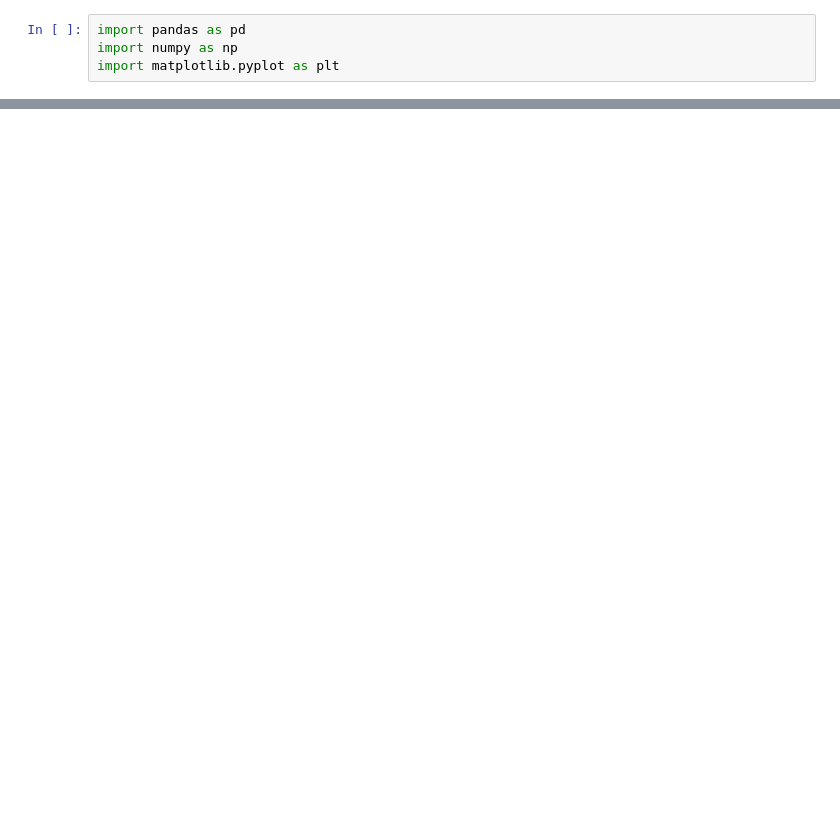
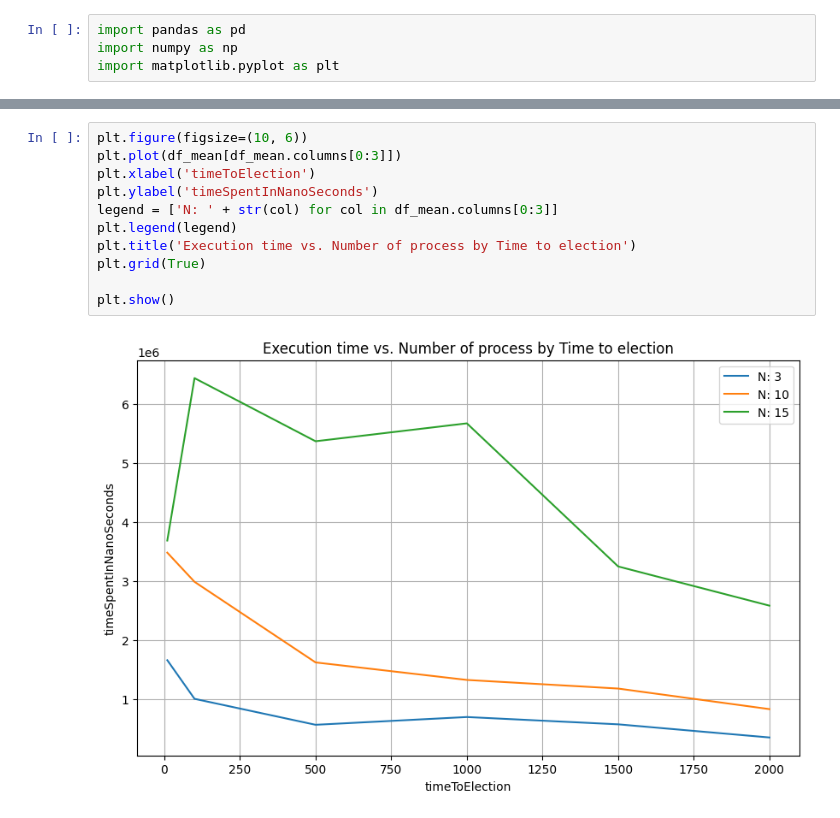
Before and after one commit to yurialvizi/SLR210-Project, a Jupyter notebook: analysis.ipynb, the cells around one changed output, grey strips where cells are left out. Cells and saved outputs as stored; diff of their text form; blank space fills up the shorter version.

```diff
--- a/analysis.ipynb
+++ b/analysis.ipynb
@@ -65,0 +66,13 @@ plt.show()
+# %%
+plt.figure(figsize=(10, 6))
+plt.plot(df_mean[df_mean.columns[0:3]])
+plt.xlabel('timeToElection')
+plt.ylabel('timeSpentInNanoSeconds')
+legend = ['N: ' + str(col) for col in df_mean.columns[0:3]]
+plt.legend(legend)
+plt.title('Execution time vs. Number of process by Time to election')
+plt.grid(True)
+
+plt.show()
+# %% [output]
+[figure, added]
```
Also changed, not shown: parts of 12 cells of this notebook.
